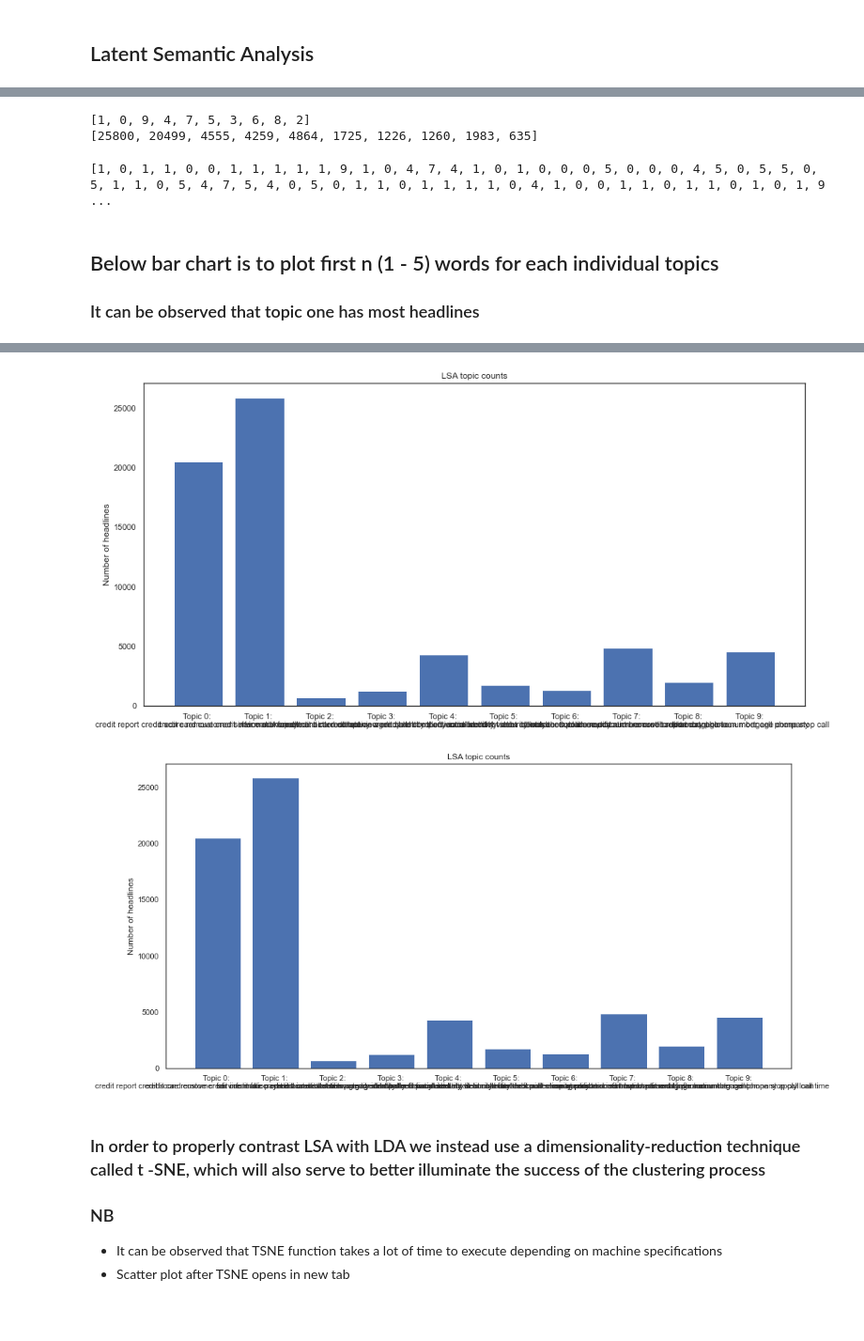
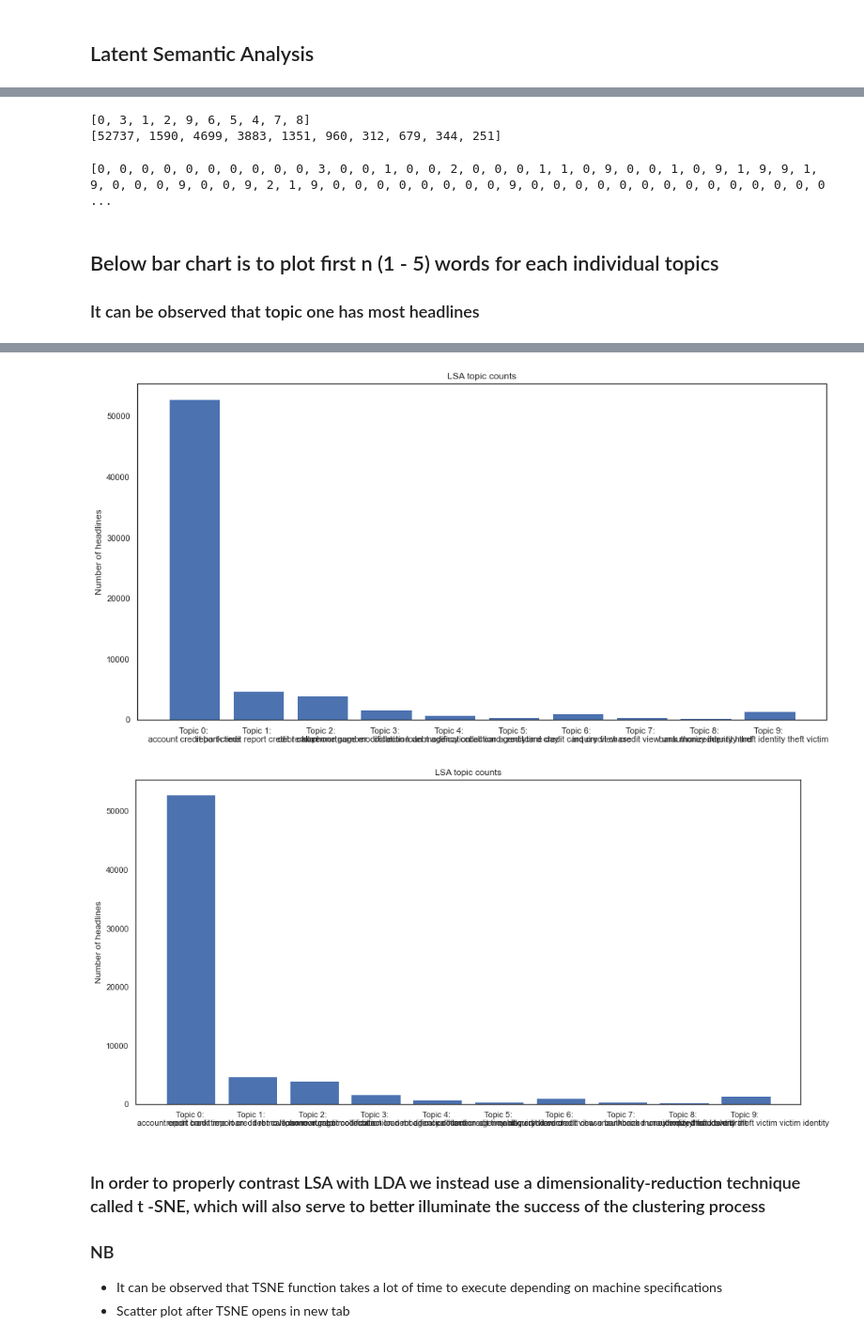
Before and after one commit to Mikehade/Text_Semantic_Analysis, a Jupyter notebook: Text_Sentiment_Analysis.ipynb, the cells around one changed output, grey strips where cells are left out. Shown at 94% size. Saved outputs shown, nothing was run; the diff lists cells and outputs as text; code cells hidden in the pictures; blank space fills up the shorter version.

Commit message:
Add Topic Visualization

```diff
--- a/Text_Sentiment_Analysis.ipynb
+++ b/Text_Sentiment_Analysis.ipynb
@@ -376,0 +382,24 @@ matrixTFIDF
+# %%
+#vect = TfidfVectorizer(min_df = 20, max_df = 0.8, sublinear_tf = True ,ngram_range = {2,3})
+#transform the vectorized complaints
+#matrix_vect= vect.fit_transform(df['consumer_complaint_narrative'])
+#matrix_vect
+
+#specify method
+method = "tfidf" #choose tfidf
+#method = "bow"   #choose bag of words
+
+if method == "tfidf":
+    vect = TfidfVectorizer(min_df = 20, max_df = 0.8, sublinear_tf = True ,ngram_range = {1,3})
+    matrix_vect= vect.fit_transform(df['consumer_complaint_narrative'])
+    #matrix_vect = tfidf(df['consumer_complaint_narrative'], vect)
+
+elif method == "bow":
+    vect = CountVectorizer(stop_words='english', ngram_range = {1,3})
+    matrix_vect= vect.fit_transform(df['consumer_complaint_narrative'])
+    #matrix_vect = bow(df['consumer_complaint_narrative'], vect)
+
+else:
+    print("Method is tfidf or bow")
+
+matrix_vect
@@ -454,4 +486,4 @@ def get_mean_topic_vectors(keys, two_dim_vectors):
 ## Latent  Semantic Analysis
 # %%
 svd = TruncatedSVD(n_components=n_topics, n_iter = 10, random_state = 42)
-X = svd.fit_transform(matrixTFIDF)
+X = svd.fit_transform(matrix_vect)
@@ -502,5 +606,5 @@ Note: it was  observed that using 1-gram and bigram, there was slight difference
 # %%
-terms = tfidf_v.get_feature_names()
+terms = vect.get_feature_names()
 for i, comp in enumerate(svd.components_):
     terms_comp = zip(terms, comp)
     sorted_terms = sorted(terms_comp, key= lambda x:x[1], reverse=True)[:7]
@@ -540,12 +644,12 @@ lsa_categories, lsa_counts = keys_to_counts(lsa_keys)
 print(lsa_categories)
 print(lsa_counts)
 # %% [output]
-[1, 0, 9, 4, 7, 5, 3, 6, 8, 2]
-[25800, 20499, 4555, 4259, 4864, 1725, 1226, 1260, 1983, 635]
+[0, 3, 1, 2, 9, 6, 5, 4, 7, 8]
+[52737, 1590, 4699, 3883, 1351, 960, 312, 679, 344, 251]
 # %%
 print(lsa_keys)
 # %% [output]
-[1, 0, 1, 1, 0, 0, 1, 1, 1, 1, 1, 9, 1, 0, 4, 7, 4, 1, 0, 1, 0, 0, 0, 5, 0, 0, 0, 4, 5, 0, 5, 5, 0, 5, 1, 1, 0, 5, 4, 7, 5, 4, 0, 5, 0, 1, 1, 0, 1, 1, 1, 1, 0, 4, 1, 0, 0, 1, 1, 0, 1, 1, 0, 1, 0, 1, 9 ...
+[0, 0, 0, 0, 0, 0, 0, 0, 0, 0, 3, 0, 0, 1, 0, 0, 2, 0, 0, 0, 1, 1, 0, 9, 0, 0, 1, 0, 9, 1, 9, 9, 1, 9, 0, 0, 0, 9, 0, 0, 9, 2, 1, 9, 0, 0, 0, 0, 0, 0, 0, 0, 9, 0, 0, 0, 0, 0, 0, 0, 0, 0, 0, 0, 0, 0, 0 ...
 # %% [markdown]
 ## Below bar chart is to plot first n (1 - 5) words for each individual topics
 ### It can be observed that topic one has most headlines
@@ -554,7 +658,7 @@ print(lsa_keys)
 n = 5
 for i in range(n):
 
-    top_n_words = get_top_n_words(i+1, lsa_keys, matrixTFIDF, tfidf_v)
+    top_n_words = get_top_n_words(i+1, lsa_keys, matrix_vect, vect)
     labels = ['Topic {}: \n'.format(i) + top_n_words[i] for i in lsa_categories]
 
     fig, ax = plt.subplots(figsize=(16,8))
@@ -571,5 +675,5 @@ for i in range(n):
-[figure, old version]
+[figure, new version]
-[figure, old version]
+[figure, new version]
 # %% [markdown]
 ### In order to properly contrast LSA with LDA we instead use a dimensionality-reduction technique called  t -SNE, which will also serve to better illuminate the success of the clustering process
 
```
Also changed, not shown: parts of 30 cells of this notebook.
